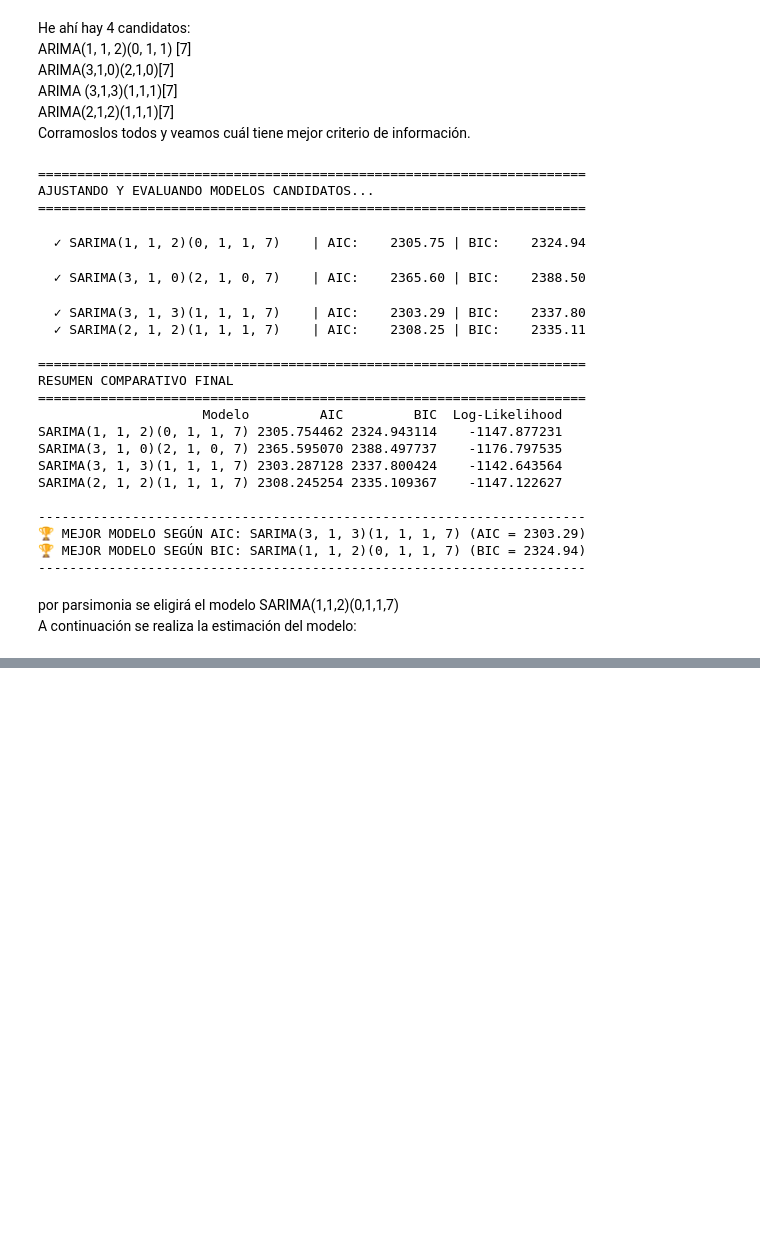
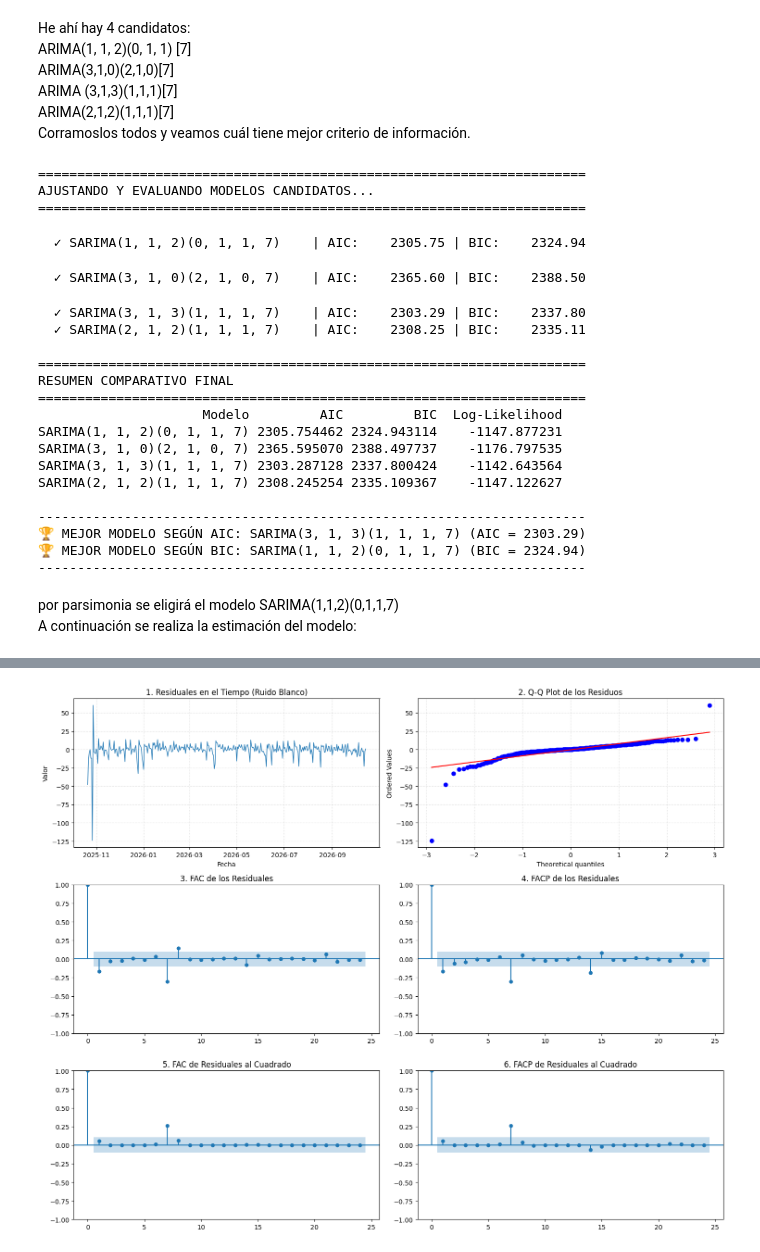
Before and after one commit to elrrascabuches/proyecto-poster-podcast-econo-2, a Jupyter notebook: proyecto-poster-podcast-econo-2/proyecto-poster-podcast-econo-2/Codigo.ipynb, the cells around one changed output, grey strips where cells are left out. Drawn from its saved outputs; the diff is of its cells as text; code cells hidden in the pictures; blank space fills up the shorter version.

```diff
--- a/proyecto-poster-podcast-econo-2/proyecto-poster-podcast-econo-2/Codigo.ipynb
+++ b/proyecto-poster-podcast-econo-2/proyecto-poster-podcast-econo-2/Codigo.ipynb
@@ -817,0 +790,61 @@ VERIFICACIÓN DE RUIDO BLANCO (PRUEBA DE LJUNG-BOX)
+# %%
+# 1. Extracción de residuales limpios
+residuales = resultado.resid.dropna()
+
+# 2. Creación del panel único de gráficas (3 filas x 2 columnas)
+fig, axes = plt.subplots(3, 2, figsize=(15, 12))
+
+# --- Gráfica 1: Serie de tiempo de los residuales ---
+axes[0, 0].plot(residuales.iloc[1:-1], color='tab:blue', linewidth=1)
+axes[0, 0].set_title("1. Residuales en el Tiempo (Ruido Blanco)")
+axes[0, 0].set_xlabel("Fecha")
+axes[0, 0].set_ylabel("Valor")
+axes[0, 0].grid(True, linestyle=':', alpha=0.6)
+
+# --- Gráfica 2: Q-Q Plot de Normalidad ---
+probplot(residuales.iloc[1:-1], dist="norm", plot=axes[0, 1])
+axes[0, 1].set_title("2. Q-Q Plot de los Residuos")
+axes[0, 1].grid(True, linestyle=':', alpha=0.6)
+
+# --- Gráfica 3: FAC de los residuales ---
+plot_acf(
+    residuales,
+    lags=24,
+    alpha=0.05,
+    bartlett_confint=False,
+    ax=axes[1, 0]
+)
+axes[1, 0].set_title("3. FAC de los Residuales")
+
+# --- Gráfica 4: FACP de los residuales ---
+plot_pacf(
+    residuales,
+    lags=24,
+    alpha=0.05,
+    ax=axes[1, 1]
+)
+axes[1, 1].set_title("4. FACP de los Residuales")
+
+# --- Gráfica 5: FAC de los residuales al cuadrado (Efectos ARCH) ---
+plot_acf(
+    residuales**2,
+    lags=24,
+    alpha=0.05,
+    bartlett_confint=False,
+    ax=axes[2, 0]
+)
+axes[2, 0].set_title("5. FAC de Residuales al Cuadrado")
+
+# --- Gráfica 6: FACP de los residuales al cuadrado (Efectos ARCH) ---
+plot_pacf(
+    residuales**2,
+    lags=24,
+    alpha=0.05,
+    ax=axes[2, 1]
+)
+axes[2, 1].set_title("6. FACP de Residuales al Cuadrado")
+
+plt.tight_layout()
+plt.show()
+# %% [output]
+[figure, added]
```
Also changed, not shown: parts of 6 cells of this notebook.
